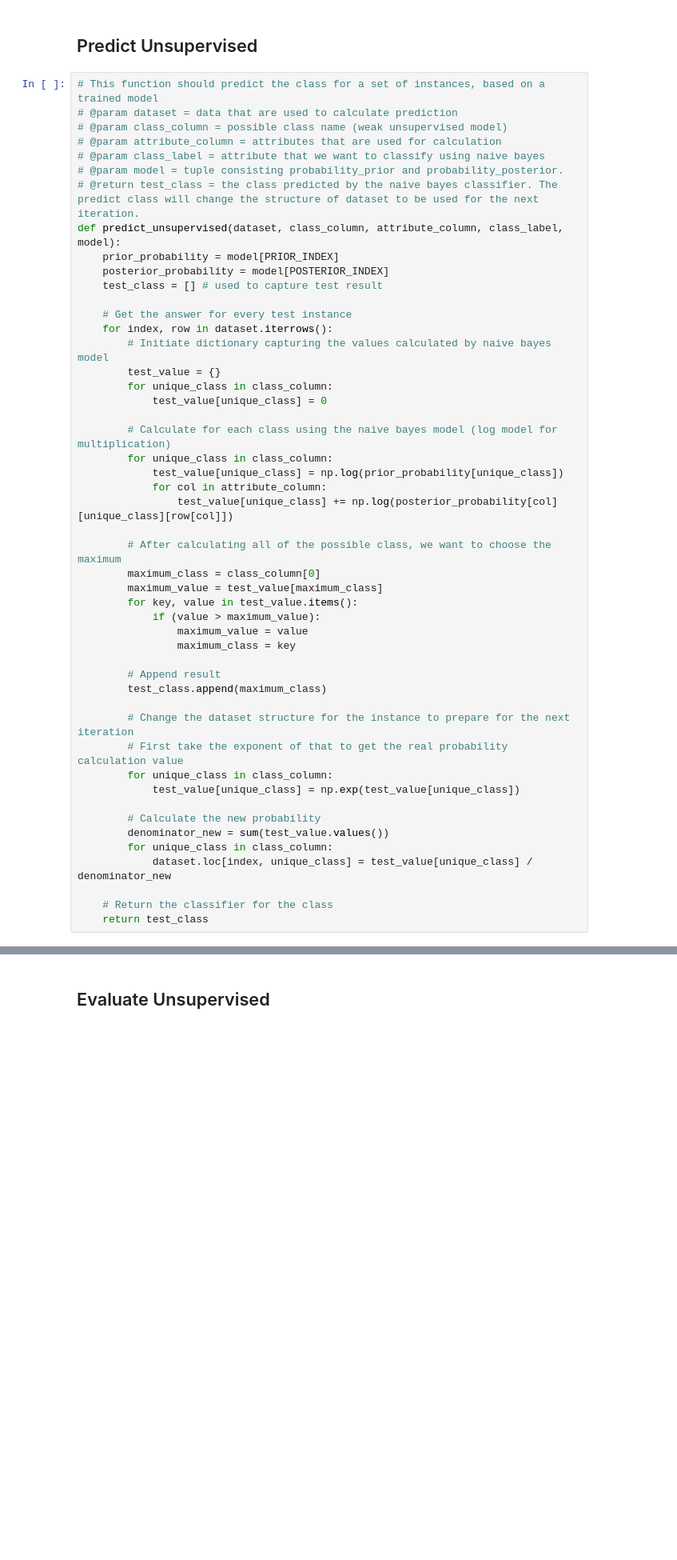
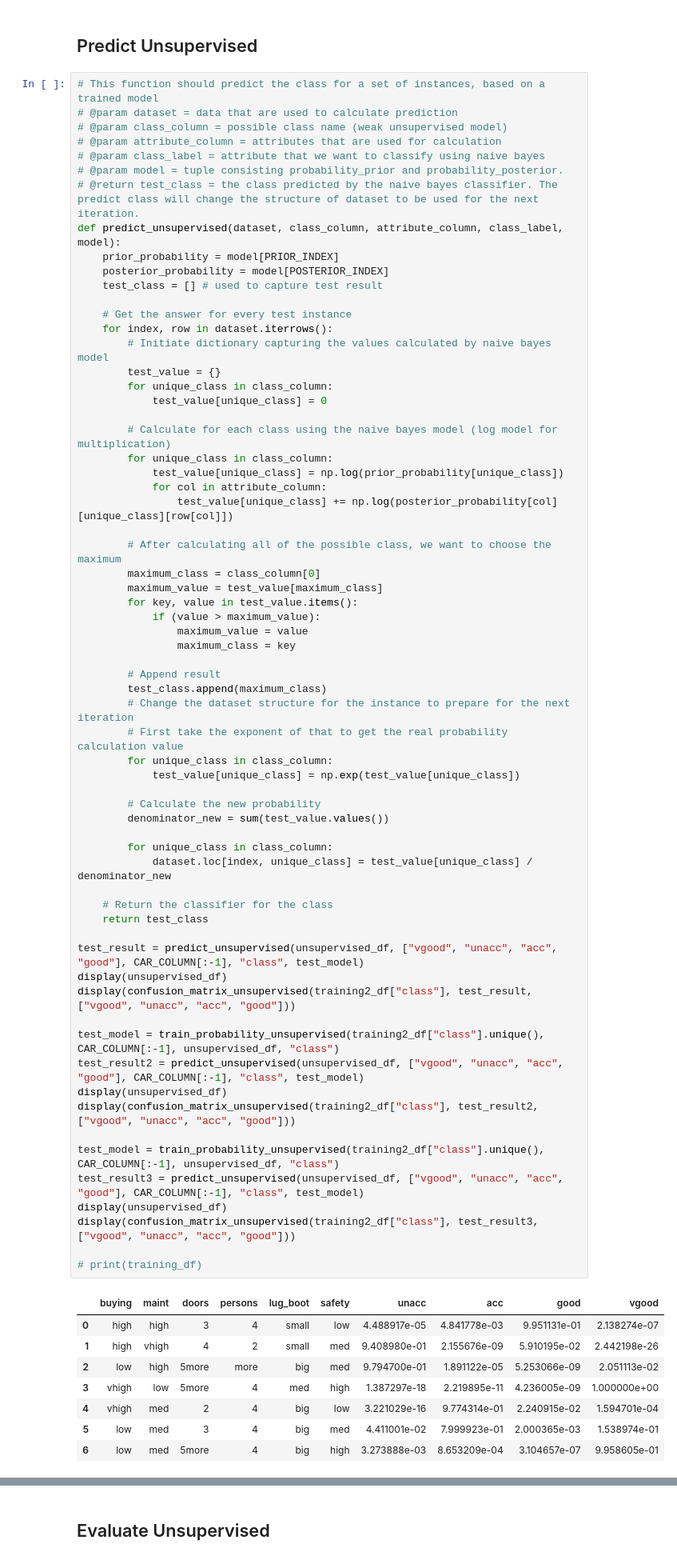
Before and after one commit to maleakhiw/Naive-Bayes-Algorithm, a Jupyter notebook: COMP30027 2018S1 - Project 1.ipynb, the cells around one changed output, grey strips where cells are left out. Shown: that part at 80% size. Saved outputs shown, nothing was run; the diff lists cells and outputs as text; blank space fills up the shorter version.

```diff
--- a/COMP30027 2018S1 - Project 1.ipynb
+++ b/COMP30027 2018S1 - Project 1.ipynb
@@ -431,31 +584,56 @@ def predict_unsupervised(dataset, class_column, attribute_column, class_label, m
             test_value[unique_class] = 0
 
         # Calculate for each class using the naive bayes model (log model for multiplication)
         for unique_class in class_column:
             test_value[unique_class] = np.log(prior_probability[unique_class])
             for col in attribute_column:
                 test_value[unique_class] += np.log(posterior_probability[col][unique_class][row[col]])
 
         # After calculating all of the possible class, we want to choose the maximum
         maximum_class = class_column[0]
         maximum_value = test_value[maximum_class]
         for key, value in test_value.items():
             if (value > maximum_value):
                 maximum_value = value
                 maximum_class = key
 
         # Append result
         test_class.append(maximum_class)
-
         # Change the dataset structure for the instance to prepare for the next iteration
         # First take the exponent of that to get the real probability calculation value
         for unique_class in class_column:
             test_value[unique_class] = np.exp(test_value[unique_class])
 
         # Calculate the new probability
         denominator_new = sum(test_value.values())
+
         for unique_class in class_column:
             dataset.loc[index, unique_class] = test_value[unique_class] / denominator_new
 
     # Return the classifier for the class
     return test_class
+
+test_result = predict_unsupervised(unsupervised_df, ["vgood", "unacc", "acc", "good"], CAR_COLUMN[:-1], "class", test_model)
+display(unsupervised_df)
+display(confusion_matrix_unsupervised(training2_df["class"], test_result,["vgood", "unacc", "acc", "good"]))
+
+test_model = train_probability_unsupervised(training2_df["class"].unique(), CAR_COLUMN[:-1], unsupervised_df, "class")
+test_result2 = predict_unsupervised(unsupervised_df, ["vgood", "unacc", "acc", "good"], CAR_COLUMN[:-1], "class", test_model)
+display(unsupervised_df)
+display(confusion_matrix_unsupervised(training2_df["class"], test_result2,["vgood", "unacc", "acc", "good"]))
+
+test_model = train_probability_unsupervised(training2_df["class"].unique(), CAR_COLUMN[:-1], unsupervised_df, "class")
+test_result3 = predict_unsupervised(unsupervised_df, ["vgood", "unacc", "acc", "good"], CAR_COLUMN[:-1], "class", test_model)
+display(unsupervised_df)
+display(confusion_matrix_unsupervised(training2_df["class"], test_result3,["vgood", "unacc", "acc", "good"]))
+
+# print(training_df)
+# %% [output]
+|  | buying | maint | doors | persons | lug_boot | safety | unacc | acc | good | vgood |
+| 0 | high | high | 3 | 4 | small | low | 4.488917e-05 | 4.841778e-03 | 9.951131e-01 | 2.138274e-07 |
+| 1 | high | vhigh | 4 | 2 | small | med | 9.408980e-01 | 2.155676e-09 | 5.910195e-02 | 2.442198e-26 |
+| 2 | low | high | 5more | more | big | med | 9.794700e-01 | 1.891122e-05 | 5.253066e-09 | 2.051113e-02 |
+| 3 | vhigh | low | 5more | 4 | med | high | 1.387297e-18 | 2.219895e-11 | 4.236005e-09 | 1.000000e+00 |
+| 4 | vhigh | med | 2 | 4 | big | low | 3.221029e-16 | 9.774314e-01 | 2.240915e-02 | 1.594701e-04 |
+| 5 | low | med | 3 | 4 | big | med | 4.411001e-02 | 7.999923e-01 | 2.000365e-03 | 1.538974e-01 |
+| 6 | low | med | 5more | 4 | big | high | 3.273888e-03 | 8.653209e-04 | 3.104657e-07 | 9.958605e-01 |
```
Also changed, not shown: parts of 9 cells of this notebook.
